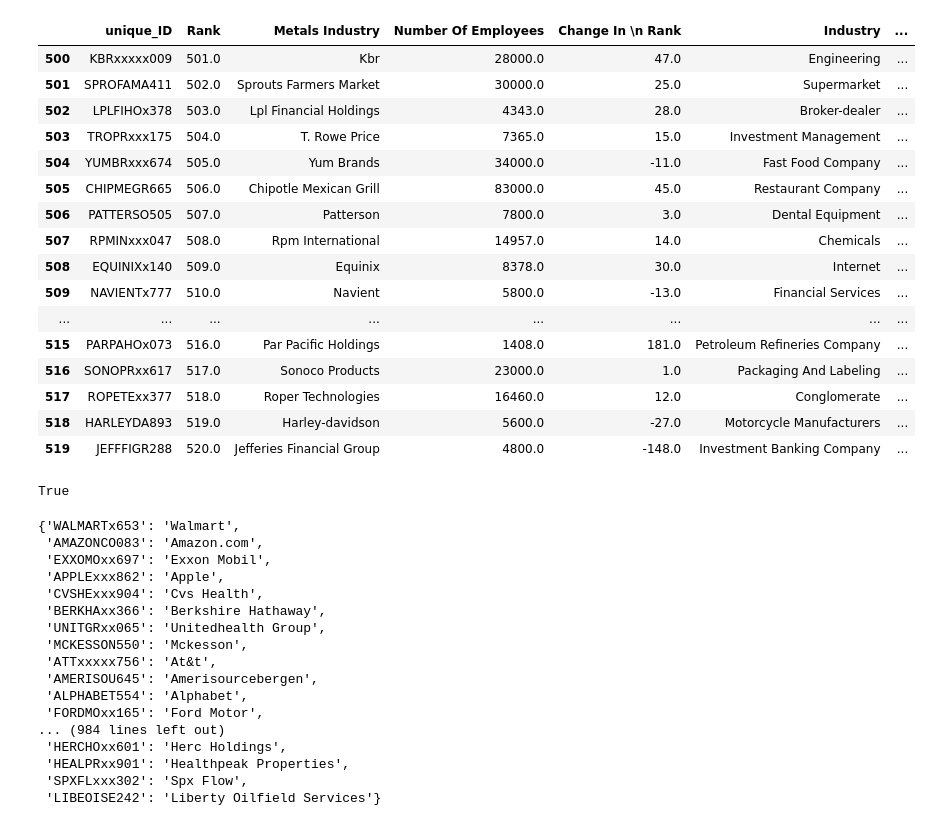
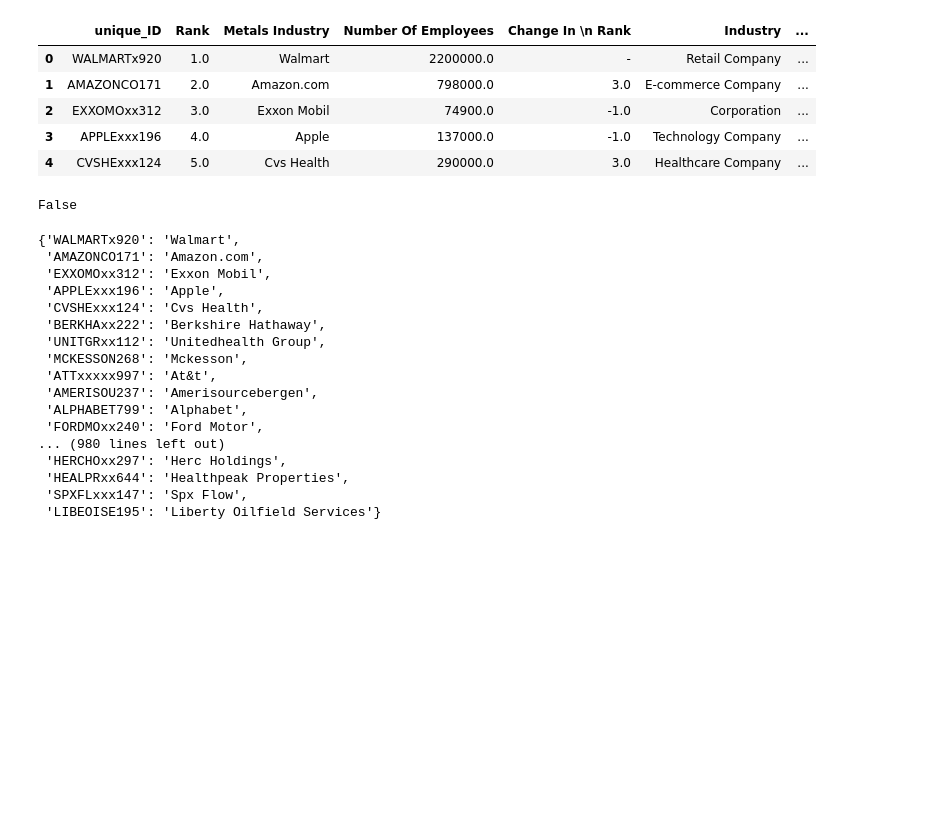
Before and after one commit to Travbz/vID, a Jupyter notebook: csv_parser/id_4_csv.ipynb, the cells around one changed output. Saved outputs shown, nothing was run; the diff lists cells and outputs as text; code cells hidden in the pictures; blank space fills up the shorter version.

Commit message:
set starting hash value to zero

```diff
--- a/csv_parser/id_4_csv.ipynb
+++ b/csv_parser/id_4_csv.ipynb
@@ -64,9 +64,12 @@ def generate_unique_id(company_name: str) -> str:
     if len(unique_key) <= 8:
         unique_key += 'x' * (8 - len(unique_key))
 
-    hash_number = str(hash(company_name.upper()))[1:4]
+    hash = 0
+    for ch in unique_key:
+        hash = ( hash*281  ^ ord(ch)*997) & 0xFFFFFFFF
+    hash_number = str(hash)
 
-    unique_key += hash_number
+    unique_key += hash_number[0:3]
 
     return unique_key
 # %%
@@ -80,31 +83,20 @@ df['unique_ID'] = keys_list
 # %%
 temp_cols=df.columns.tolist()
 new_cols=temp_cols[-1:] + temp_cols[:-1]
 df=df[new_cols]
-df[500:520]
+df.head()
 # %% [output]
 |  | unique_ID | Rank | Metals Industry | Number Of Employees | Change In \n Rank | Industry | ... |
-| 500 | KBRxxxxx009 | 501.0 | Kbr | 28000.0 | 47.0 | Engineering | ... |
-| 501 | SPROFAMA411 | 502.0 | Sprouts Farmers Market | 30000.0 | 25.0 | Supermarket | ... |
-| 502 | LPLFIHOx378 | 503.0 | Lpl Financial Holdings | 4343.0 | 28.0 | Broker-dealer | ... |
-| 503 | TROPRxxx175 | 504.0 | T. Rowe Price | 7365.0 | 15.0 | Investment Management | ... |
-| 504 | YUMBRxxx674 | 505.0 | Yum Brands | 34000.0 | -11.0 | Fast Food Company | ... |
-| 505 | CHIPMEGR665 | 506.0 | Chipotle Mexican Grill | 83000.0 | 45.0 | Restaurant Company | ... |
-| 506 | PATTERSO505 | 507.0 | Patterson | 7800.0 | 3.0 | Dental Equipment | ... |
-| 507 | RPMINxxx047 | 508.0 | Rpm International | 14957.0 | 14.0 | Chemicals | ... |
-| 508 | EQUINIXx140 | 509.0 | Equinix | 8378.0 | 30.0 | Internet | ... |
-| 509 | NAVIENTx777 | 510.0 | Navient | 5800.0 | -13.0 | Financial Services | ... |
-| ... | ... | ... | ... | ... | ... | ... | ... |
-| 515 | PARPAHOx073 | 516.0 | Par Pacific Holdings | 1408.0 | 181.0 | Petroleum Refineries Company | ... |
-| 516 | SONOPRxx617 | 517.0 | Sonoco Products | 23000.0 | 1.0 | Packaging And Labeling | ... |
-| 517 | ROPETExx377 | 518.0 | Roper Technologies | 16460.0 | 12.0 | Conglomerate | ... |
-| 518 | HARLEYDA893 | 519.0 | Harley-davidson | 5600.0 | -27.0 | Motorcycle Manufacturers | ... |
-| 519 | JEFFFIGR288 | 520.0 | Jefferies Financial Group | 4800.0 | -148.0 | Investment Banking Company | ... |
+| 0 | WALMARTx920 | 1.0 | Walmart | 2200000.0 | - | Retail Company | ... |
+| 1 | AMAZONCO171 | 2.0 | Amazon.com | 798000.0 | 3.0 | E-commerce Company | ... |
+| 2 | EXXOMOxx312 | 3.0 | Exxon Mobil | 74900.0 | -1.0 | Corporation | ... |
+| 3 | APPLExxx196 | 4.0 | Apple | 137000.0 | -1.0 | Technology Company | ... |
+| 4 | CVSHExxx124 | 5.0 | Cvs Health | 290000.0 | 3.0 | Healthcare Company | ... |
 # %%
 # check for duplicates, none if true
 print(len(keys_list) == len(list(set(keys_list))))
 # %% [output]
-True
+False
 # %%
 """Change the name of ['Metals Industry'] to match your columns name"""
 keys = keys_list
@@ -117,20 +109,20 @@ alphaZip= zip(keys,values)
 myDict = dict(alphaZip)
 myDict
 # %% [output]
-{'WALMARTx653': 'Walmart',
- 'AMAZONCO083': 'Amazon.com',
- 'EXXOMOxx697': 'Exxon Mobil',
- 'APPLExxx862': 'Apple',
- 'CVSHExxx904': 'Cvs Health',
- 'BERKHAxx366': 'Berkshire Hathaway',
- 'UNITGRxx065': 'Unitedhealth Group',
- 'MCKESSON550': 'Mckesson',
- 'ATTxxxxx756': 'At&t',
- 'AMERISOU645': 'Amerisourcebergen',
- 'ALPHABET554': 'Alphabet',
- 'FORDMOxx165': 'Ford Motor',
-... (984 lines left out)
- 'HERCHOxx601': 'Herc Holdings',
- 'HEALPRxx901': 'Healthpeak Properties',
- 'SPXFLxxx302': 'Spx Flow',
- 'LIBEOISE242': 'Liberty Oilfield Services'}
+{'WALMARTx920': 'Walmart',
+ 'AMAZONCO171': 'Amazon.com',
+ 'EXXOMOxx312': 'Exxon Mobil',
+ 'APPLExxx196': 'Apple',
+ 'CVSHExxx124': 'Cvs Health',
+ 'BERKHAxx222': 'Berkshire Hathaway',
+ 'UNITGRxx112': 'Unitedhealth Group',
+ 'MCKESSON268': 'Mckesson',
+ 'ATTxxxxx997': 'At&t',
+ 'AMERISOU237': 'Amerisourcebergen',
+ 'ALPHABET799': 'Alphabet',
+ 'FORDMOxx240': 'Ford Motor',
+... (980 lines left out)
+ 'HERCHOxx297': 'Herc Holdings',
+ 'HEALPRxx644': 'Healthpeak Properties',
+ 'SPXFLxxx147': 'Spx Flow',
+ 'LIBEOISE195': 'Liberty Oilfield Services'}
```
Also changed, not shown: parts of 5 cells of this notebook, 2 other files.
